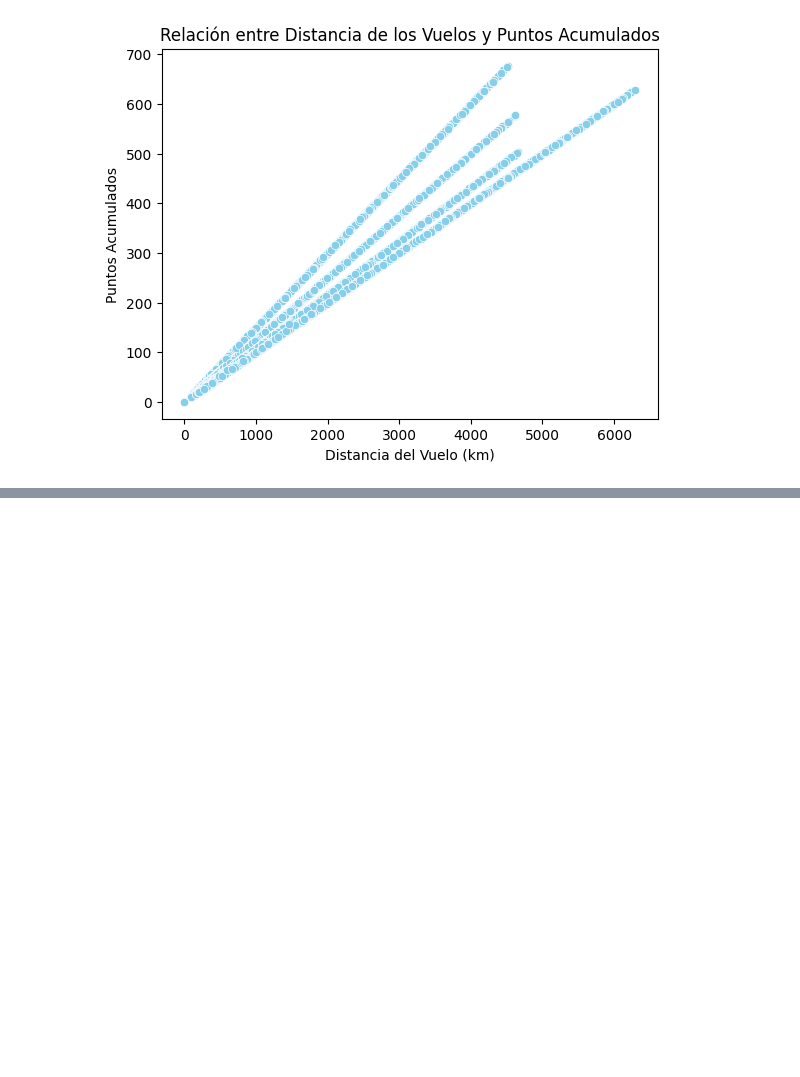
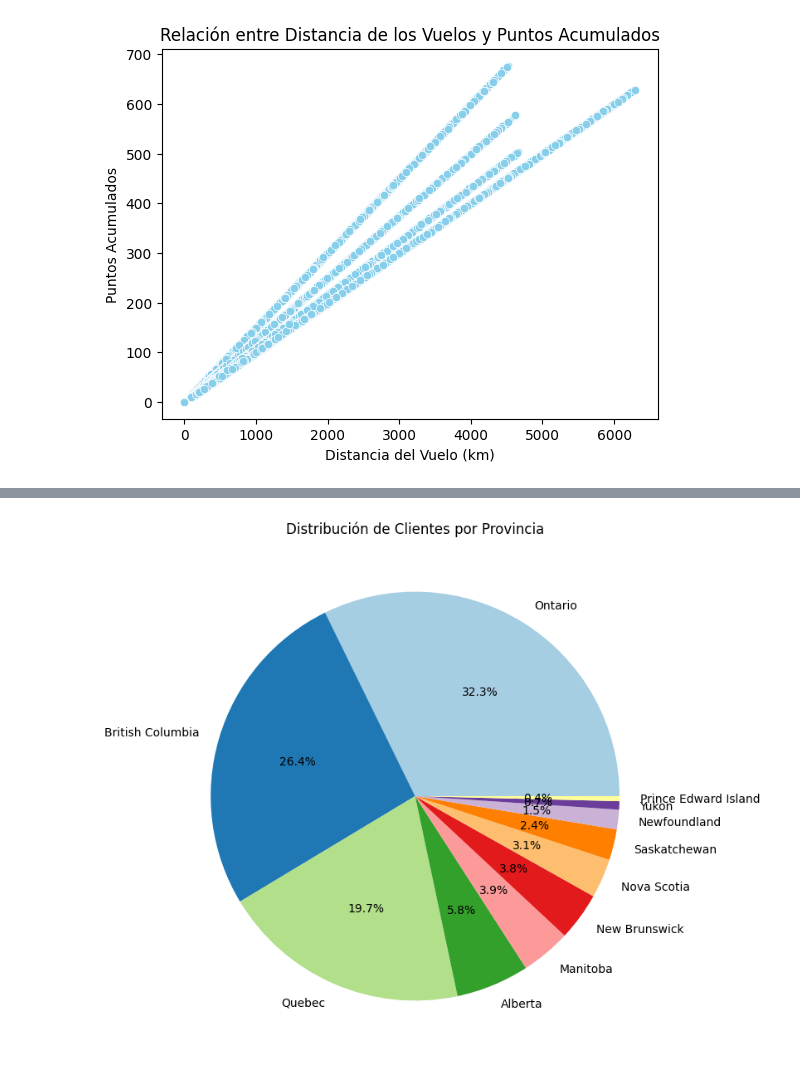
Before and after one commit to Adalab/bda-modulo-3-evaluacion-final-PatriciaAPR, a Jupyter notebook: modulo-3-evaluacion-final-patricia-perez.ipynb, the cells around one changed output, grey strips where cells are left out. Saved outputs shown, nothing was run; the diff lists cells and outputs as text; code cells hidden in the pictures; blank space fills up the shorter version.

```diff
--- a/modulo-3-evaluacion-final-patricia-perez.ipynb
+++ b/modulo-3-evaluacion-final-patricia-perez.ipynb
@@ -322,0 +312,12 @@ plt.show()
+# %%
+clientes_por_provincia = df_customer['Province'].value_counts()
+# %%
+# Crear gráfico de pastel
+clientes_por_provincia.plot(kind='pie', autopct='%1.1f%%', colors=plt.cm.Paired.colors, figsize=(8, 8))
+
+# Título y mostrar
+plt.title('Distribución de Clientes por Provincia')
+plt.ylabel('')  # Eliminar la etiqueta del eje Y que no es necesaria
+plt.show()
+# %% [output]
+[figure, added]
```
Also changed, not shown: parts of 15 cells of this notebook.
